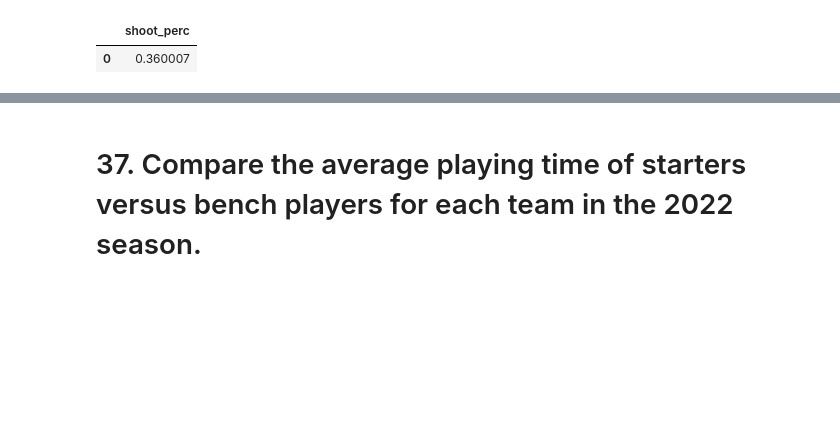
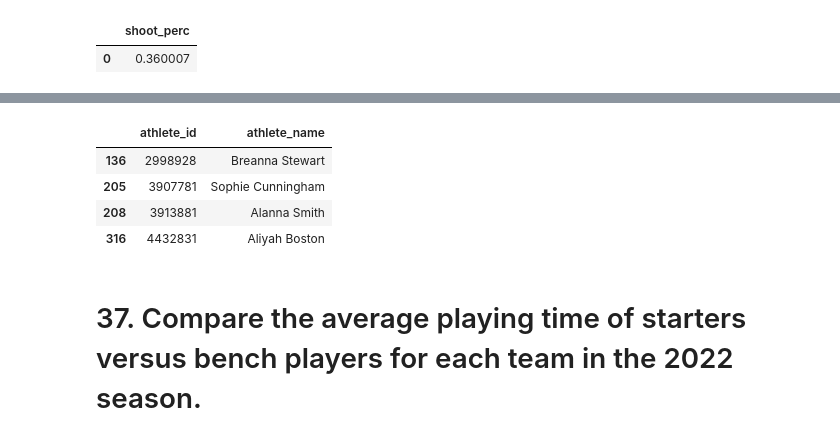
Before and after one commit to MIDS2024-Capstone-HoopIQ/project, a Jupyter notebook: test_questions_answers.ipynb, the cells around one changed output, grey strips where cells are left out. Cells and saved outputs as stored; diff of their text form; code cells hidden in the pictures; blank space fills up the shorter version.

```diff
--- a/test_questions_answers.ipynb
+++ b/test_questions_answers.ipynb
@@ -707,3 +818,18 @@ question_31_df
+# %%
+question_33_df_player_info = player_info_df[['athlete_id', 'athlete_name']]
+# %%
+question_33_df_player_info = question_33_df_player_info[(question_33_df_player_info['athlete_id'] == 3907781)
+                                                        | (question_33_df_player_info['athlete_id'] == 4432831)
+                                                        | (question_33_df_player_info['athlete_id'] == 3913881)
+                                                        | (question_33_df_player_info['athlete_id'] == 2998928)]
+# %%
+question_33_df_player_info
+# %% [output]
+|  | athlete_id | athlete_name |
+| 136 | 2998928 | Breanna Stewart |
+| 205 | 3907781 | Sophie Cunningham |
+| 208 | 3913881 | Alanna Smith |
+| 316 | 4432831 | Aliyah Boston |
 # %% [markdown]
 # 37. Compare the average playing time of starters versus bench players for each team in the 2022 season.
 # %%
```
Also changed, not shown: parts of 37 cells of this notebook.
